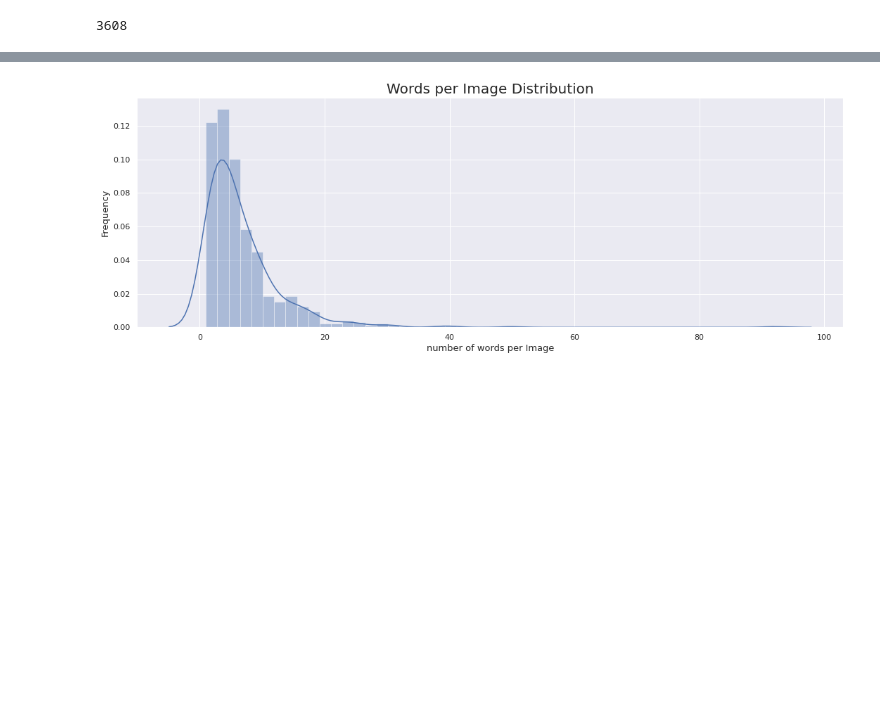
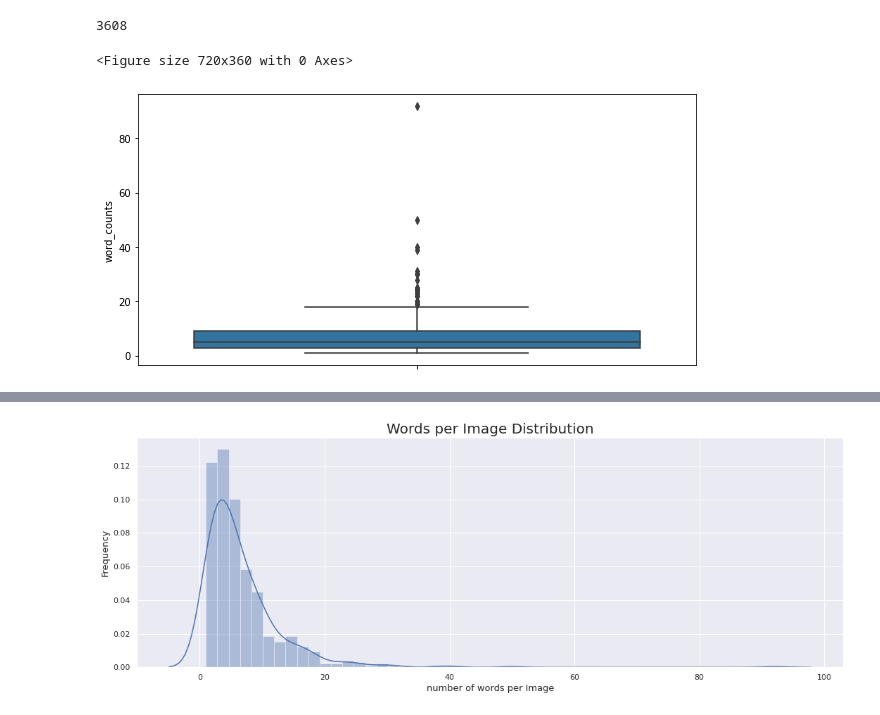
Before and after one commit to boostcampaitech3/level2-data-annotation_cv-level2-cv-01, a Jupyter notebook: OCR_EDA.ipynb, the cells around one changed output, grey strips where cells are left out. Cells and saved outputs as stored; diff of their text form; code cells hidden in the pictures; blank space fills up the shorter version.

```diff
--- a/OCR_EDA.ipynb
+++ b/OCR_EDA.ipynb
@@ -281,3 +286,11 @@ def plot_dist(df, field, bins, color, xlabel, ylabel, title):
     ax.set_ylabel(ylabel, fontsize=13)
     ax.set_title(title, fontsize=20)
     plt.show()
+# %%
+plt.figure(figsize = (10, 5))
+h = sns.boxplot(data=image_df, y = 'word_counts')
+# h.set_axis_labels("Image", "word_counts")
+plt.show()
+# %% [output]
+<Figure size 720x360 with 0 Axes>
+[figure, added]
```
Also changed, not shown: parts of 5 cells of this notebook, 1 other file.
